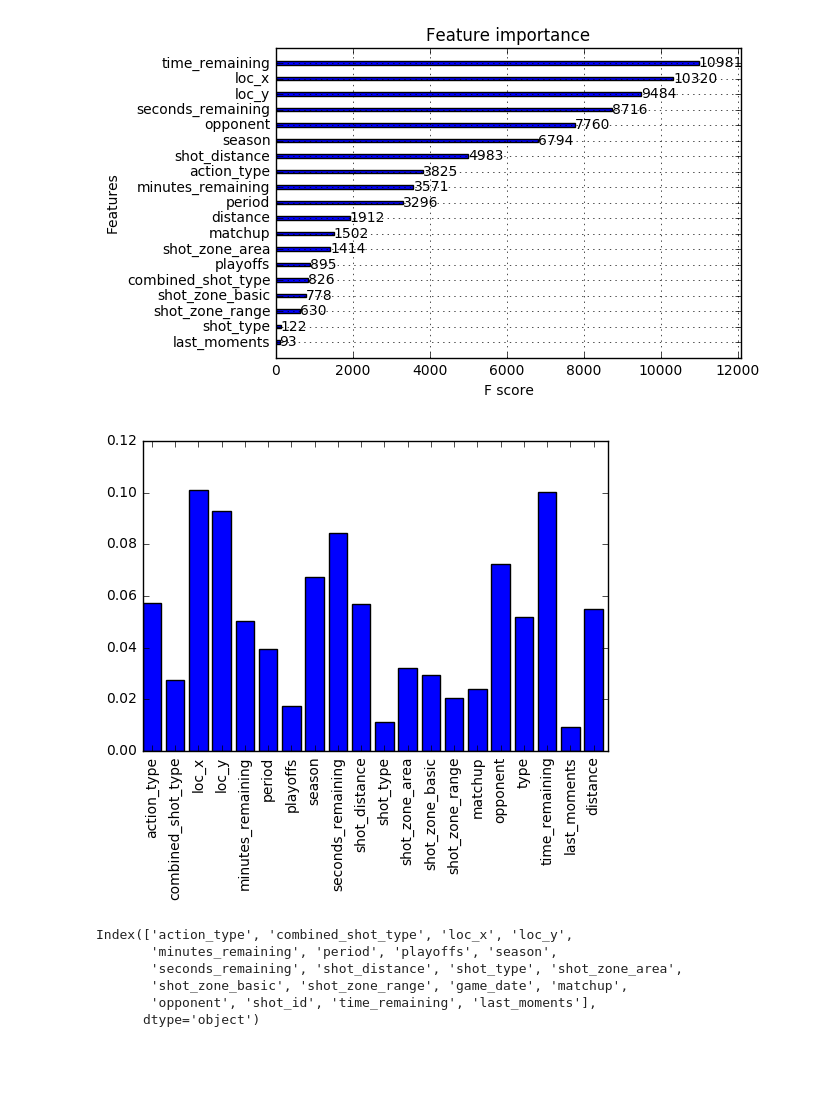
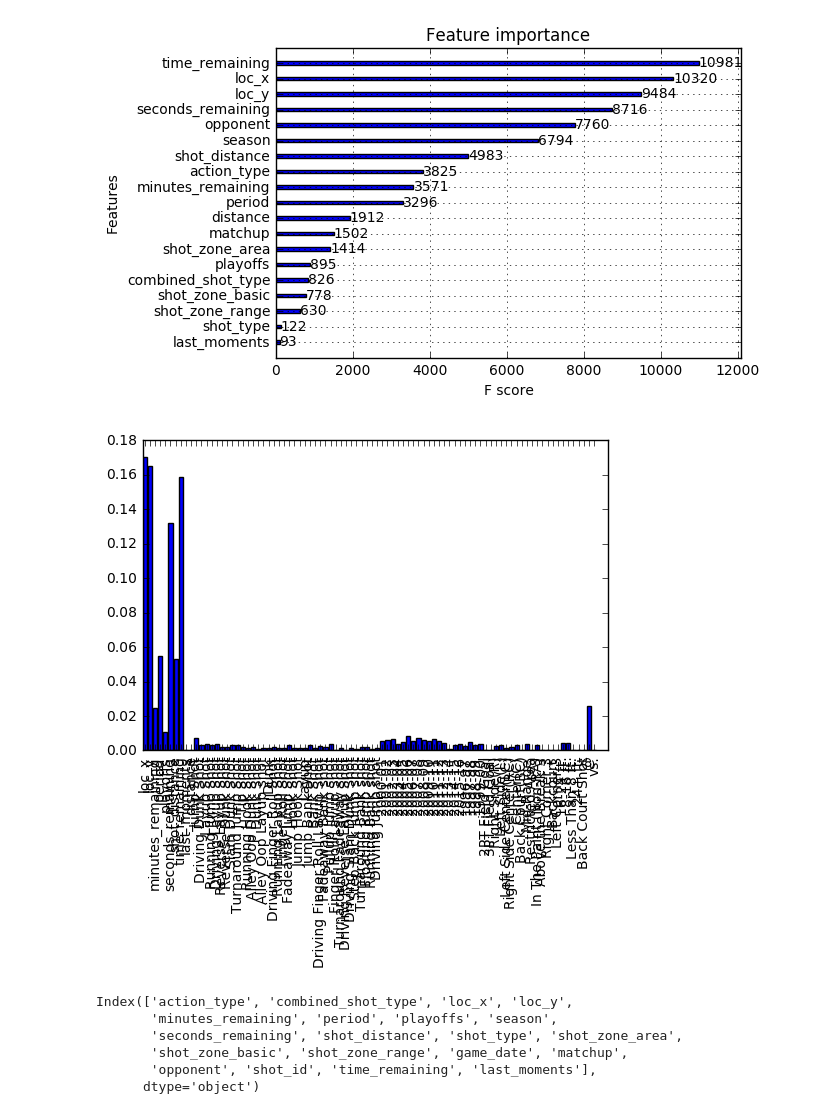
Before and after one commit to fateevstanislav/ml, a Jupyter notebook: Kobe/KobeSolve.ipynb, the cells around one changed output. Cells and saved outputs as stored; diff of their text form; code cells hidden in the pictures; blank space fills up the shorter version.

```diff
--- a/Kobe/KobeSolve.ipynb
+++ b/Kobe/KobeSolve.ipynb
@@ -18,25 +18,28 @@ fulldata1.head(4)
 # %%
 fulldata = fulldata1.copy()
 fulldata['matchup'] = fulldata['matchup'].map(lambda x: x.split()[1])
-fulldata.drop(['game_event_id', 'game_id', 'lat', 'lon', 'team_id', 'team_name', 'shot_id', 'game_date'], axis=1, inplace=True)
+fulldata.drop(['game_event_id', 'game_id', 'lat', 'lon', 'team_id', 'team_name', 'shot_id', 'game_date', 'opponent'], axis=1, inplace=True)
 
 actiontypes = dict(fulldata.action_type.value_counts())
 fulldata['type'] = fulldata.apply(lambda row: row['action_type'] if actiontypes[row['action_type']] > 20\
                           else row['combined_shot_type'], axis=1)
 
-#fulldata.drop(['action_type', 'combined_shot_type'], axis=1, inplace=True)
+fulldata.drop(['action_type', 'combined_shot_type'], axis=1, inplace=True)
 
 fulldata['time_remaining'] = fulldata.apply(lambda row: row['minutes_remaining'] * 60 + row['seconds_remaining'], axis=1)
 fulldata['last_moments'] = fulldata.apply(lambda row: 1 if row['time_remaining'] < 3 else 0, axis=1)
 fulldata['distance'] = fulldata.apply(lambda row: row['shot_distance'] if row['shot_distance'] <45 else 45, axis=1)
 
-#
-text_columns = ['action_type', 'combined_shot_type', 'type', 'season', 'shot_type', 'shot_zone_area', 'shot_zone_basic', 'shot_zone_range', 'matchup', 'opponent'] # 'action_type', 'combined_shot_type' , 'game_date'
+# 'action_type', 'combined_shot_type',
+text_columns = ['type', 'season', 'shot_type', 'shot_zone_area', 'shot_zone_basic', 'shot_zone_range', 'matchup'] #, 'opponent'] # 'action_type', 'combined_shot_type' , 'game_date'
 # get_dummies could be used istead of this code:
 for col in text_columns:
     uniq_words = fulldata[col].unique()
-    uniq_words = dict(enumerate(uniq_words, 1)) # 1 to enumerate from 1
-    uniq_words = {v:k for k,v in uniq_words.items()}
-    fulldata = fulldata.replace({col: uniq_words})
+    for w in uniq_words:
+        fulldata[w] = fulldata[col].apply(lambda x: 1 if x==w else 0)
+#     uniq_words = dict(enumerate(uniq_words, 1)) # 1 to enumerate from 1
+#     uniq_words = {v:k for k,v in uniq_words.items()}
+#     fulldata = fulldata.replace({col: uniq_words})
+fulldata.drop(text_columns, axis=1, inplace=True)
 fulldata.head(4)
 # %% [output]
@@ -68,7 +71,7 @@ dTrain, dTest, YTrain, YTest = model_selection.train_test_split(r_X,r_Y, test_si
 
 # r_X.drop('shot_id', axis=1, inplace=True)
 # %%
-XGBoost = xgb.XGBClassifier(max_depth=5, learning_rate=0.012, max_delta_step=10, n_estimators=1000, subsample=0.72, colsample_bytree=0.2, seed=1)
+XGBoost = xgb.XGBClassifier(max_depth=6, n_estimators=1100, learning_rate=0.012, max_delta_step=5, subsample=0.72, colsample_bytree=0.2, seed=1)
 # xgbRegr = xgb.XGBRegressor(max_depth=5, learning_rate=0.01, n_estimators=400) #best
 # %%
 XGBoost.fit(dTrain, YTrain)
@@ -134,13 +137,14 @@ xgb.plot_importance(XGBoost)
 <matplotlib.axes._subplots.AxesSubplot at 0x...>
 [figure]
 # %%
+plt.rcParams.update({'font.size': 10})
 labels = dTrain.columns
 cols = list(labels)
 plt.bar(range(len(XGBoost.feature_importances_)), XGBoost.feature_importances_)
 plt.xticks(np.arange(len(cols)) + 0.4, labels, rotation='vertical')
 plt.show()
 # %% [output]
-[figure, old version]
+[figure, new version]
 # %%
 r_X.columns
 # %% [output]
```
Also changed, not shown: parts of 5 cells of this notebook.
